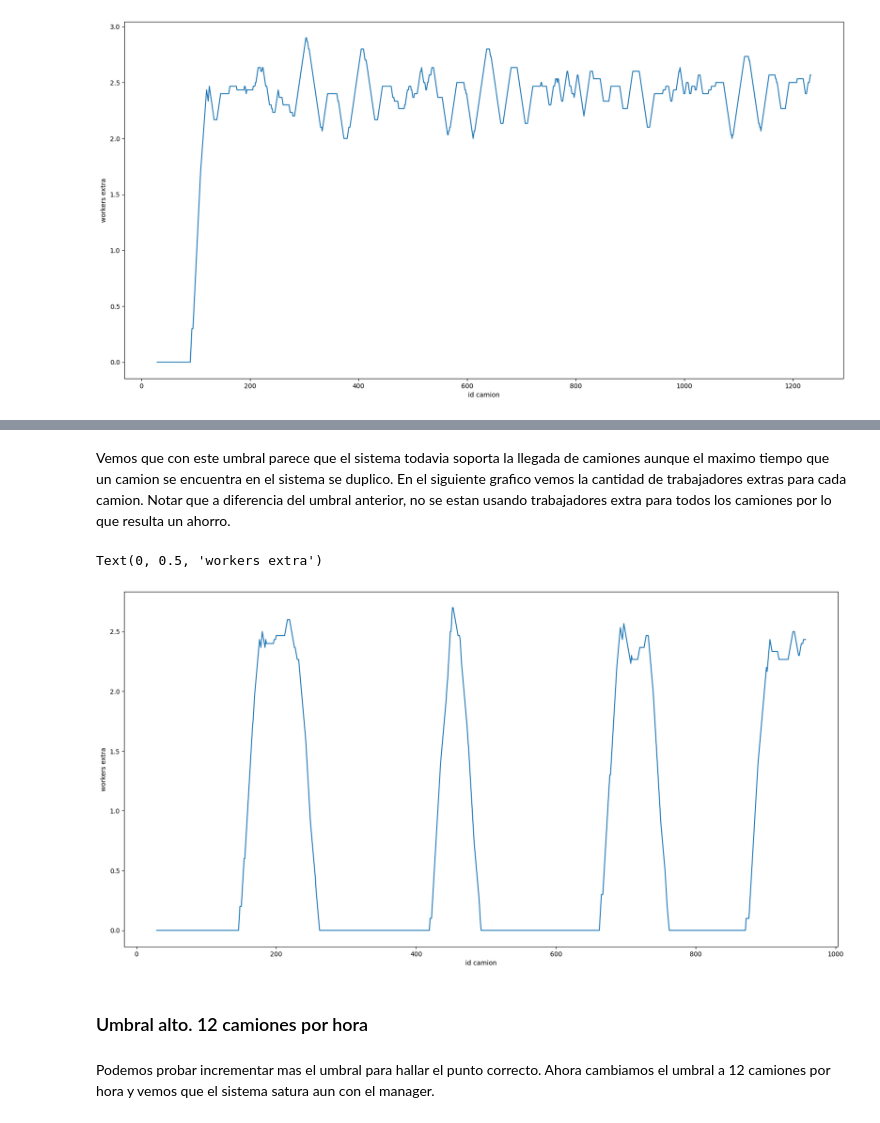
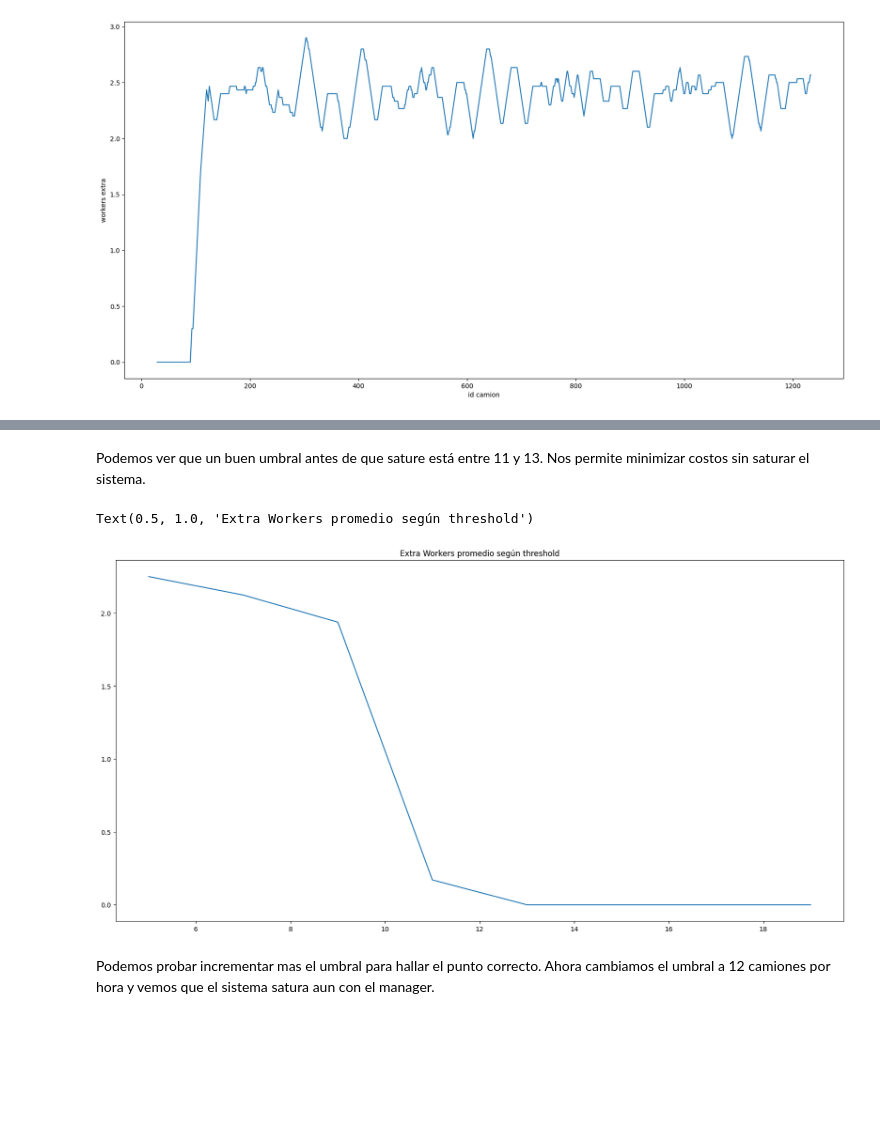
Before and after one commit to mcarreiro/dc-sed-tp1-2022, a Jupyter notebook: notebooks/inbound.ipynb, the cells around one changed output, grey strips where cells are left out. Saved outputs shown, nothing was run; the diff lists cells and outputs as text; code cells hidden in the pictures; blank space fills up the shorter version.

Commit message:
encontrar el umbral

```diff
--- a/notebooks/inbound.ipynb
+++ b/notebooks/inbound.ipynb
@@ -485,29 +441,0 @@ plt.show()
-# %%
-df.sort_values('arrival_time')
-
-df["total_time"] = df["out_time"] - df["arrival_time"]
-df["waiting_time"] = df["assigned_time"] - df["arrival_time"]
-df["proccesing_time"] = df["out_time"] - df["assigned_time"]
-
-total_time = df['total_time']
-total_time = total_time.ewm(com=40).mean()
-
-plt.plot(total_time, )
-plt.grid()
-plt.xlabel("id de camion")
-plt.ylabel("tiempo total")
-plt.show()
-
-plt.plot(df["arrival_time"],total_time )
-#df.plot(x="arrival_time" , y="total_time",figsize=(20,10))
-plt.grid()
-plt.ylabel("tiempo total")
-plt.xlabel("tiempo de llegada")
-plt.show()
-
-
-plt.plot(df["arrival_time"] , df["waiting_time"])
-plt.ylabel("tiempo de espera")
-plt.xlabel("tiempo de llegada")
-plt.grid()
-plt.show()
@@ -517,0 +442,7 @@ plt.show()
+# %%
+data = []
+for trheshold, df in dfs:
+    data.append((trheshold, df['waiting_time'].mean()))
+
+plt.plot(*zip(*data))
+plt.title('Waiting Time promedio según threshold')
@@ -518,14 +452,15 @@ plt.show()
 # %% [markdown]
-Vemos que con este umbral parece que el sistema todavia soporta la llegada de camiones aunque el maximo tiempo que un camion se encuentra en el sistema se duplico. En el siguiente grafico vemos la cantidad de trabajadores extras para cada camion. Notar que a diferencia del umbral anterior, no se estan usando trabajadores extra para todos los camiones por lo que resulta un ahorro.
+Podemos ver que un buen umbral antes de que sature está entre 11 y 13. Nos permite minimizar costos sin saturar el sistema.
 # %%
-plt.plot(df["extra_workers"].rolling(window=30).mean())
-plt.xlabel("id camion")
-plt.ylabel("workers extra")
+data = []
+for trheshold, df in dfs:
+    data.append((trheshold, df['extra_workers'].mean()))
+
+plt.plot(*zip(*data))
+plt.title('Extra Workers promedio según threshold')
 # %% [output]
-Text(0, 0.5, 'workers extra')
+Text(0.5, 1.0, 'Extra Workers promedio según threshold')
-[figure, old version]
+[figure, new version]
-# %% [markdown]
-### Umbral alto. 12 camiones por hora
 # %% [markdown]
 Podemos probar incrementar mas el umbral para hallar el punto correcto. Ahora cambiamos el umbral a 12 camiones por hora y vemos que el sistema satura aun con el manager.
 # %%
```
Also changed, not shown: parts of 10 cells of this notebook, 1 other file.
